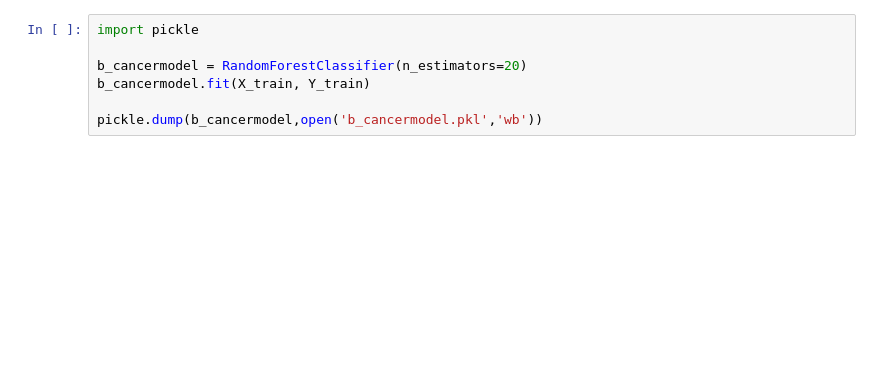
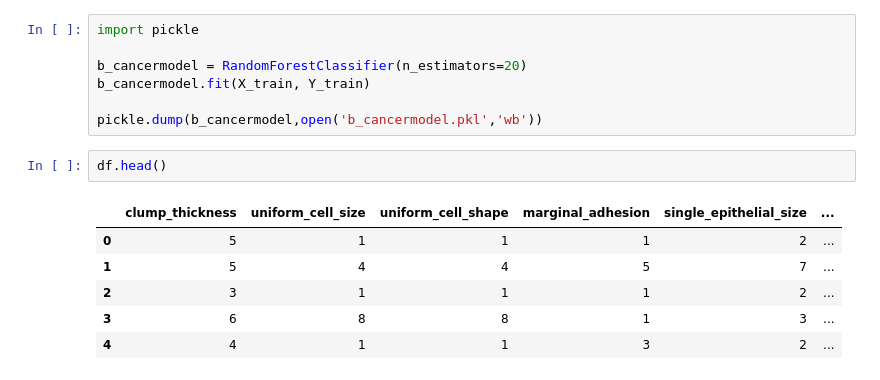
Before and after one commit to MayankRajbasu/Medipal, a Jupyter notebook: BreastCancer.ipynb, the cells around one changed output. Saved outputs shown, nothing was run; the diff lists cells and outputs as text; blank space fills up the shorter version.

```diff
--- a/BreastCancer.ipynb
+++ b/BreastCancer.ipynb
@@ -278,3 +274,12 @@ b_cancermodel = RandomForestClassifier(n_estimators=20)
 b_cancermodel.fit(X_train, Y_train)
 
 pickle.dump(b_cancermodel,open('b_cancermodel.pkl','wb'))
+# %%
+df.head()
+# %% [output]
+|  | clump_thickness | uniform_cell_size | uniform_cell_shape | marginal_adhesion | single_epithelial_size | ... |
+| 0 | 5 | 1 | 1 | 1 | 2 | ... |
+| 1 | 5 | 4 | 4 | 5 | 7 | ... |
+| 2 | 3 | 1 | 1 | 1 | 2 | ... |
+| 3 | 6 | 8 | 8 | 1 | 3 | ... |
+| 4 | 4 | 1 | 1 | 3 | 2 | ... |
```
Also changed, not shown: parts of 5 cells of this notebook, 15 other files.
